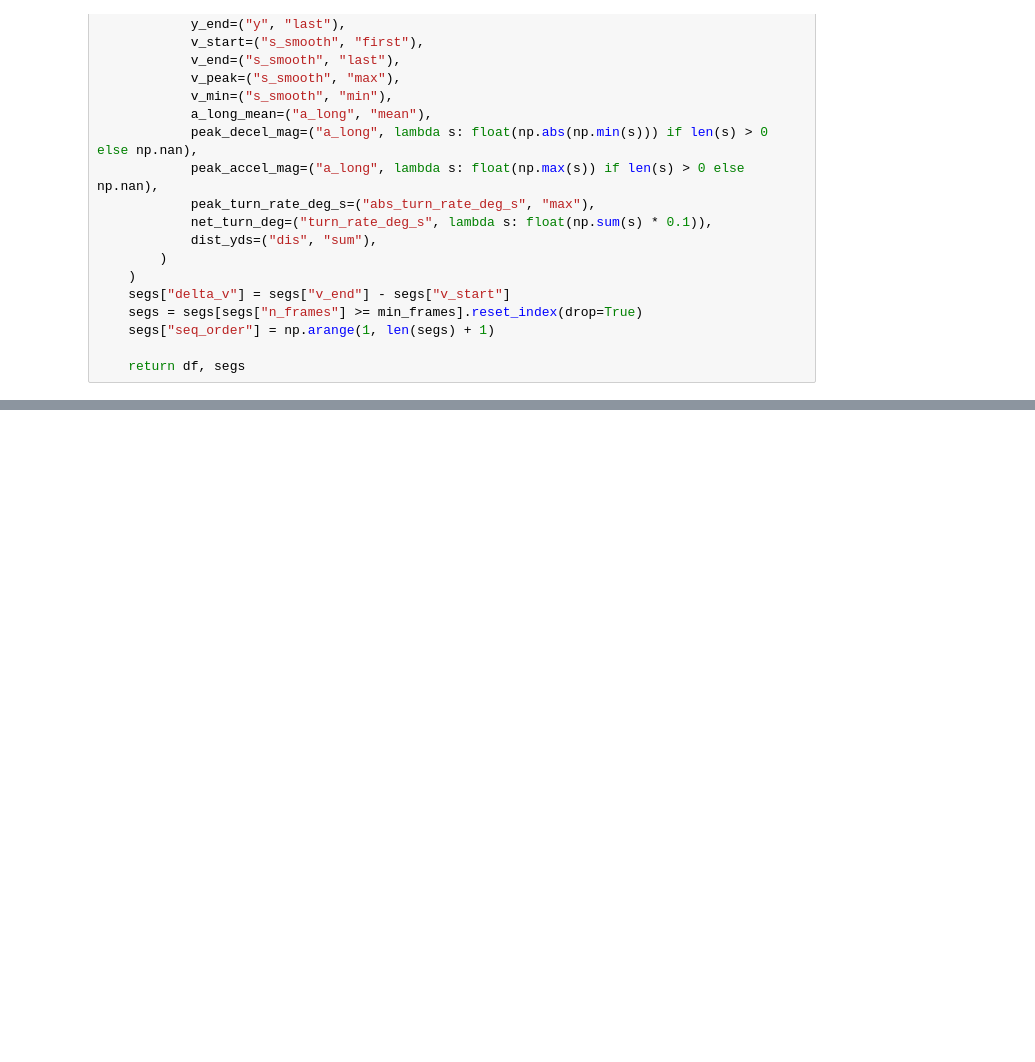
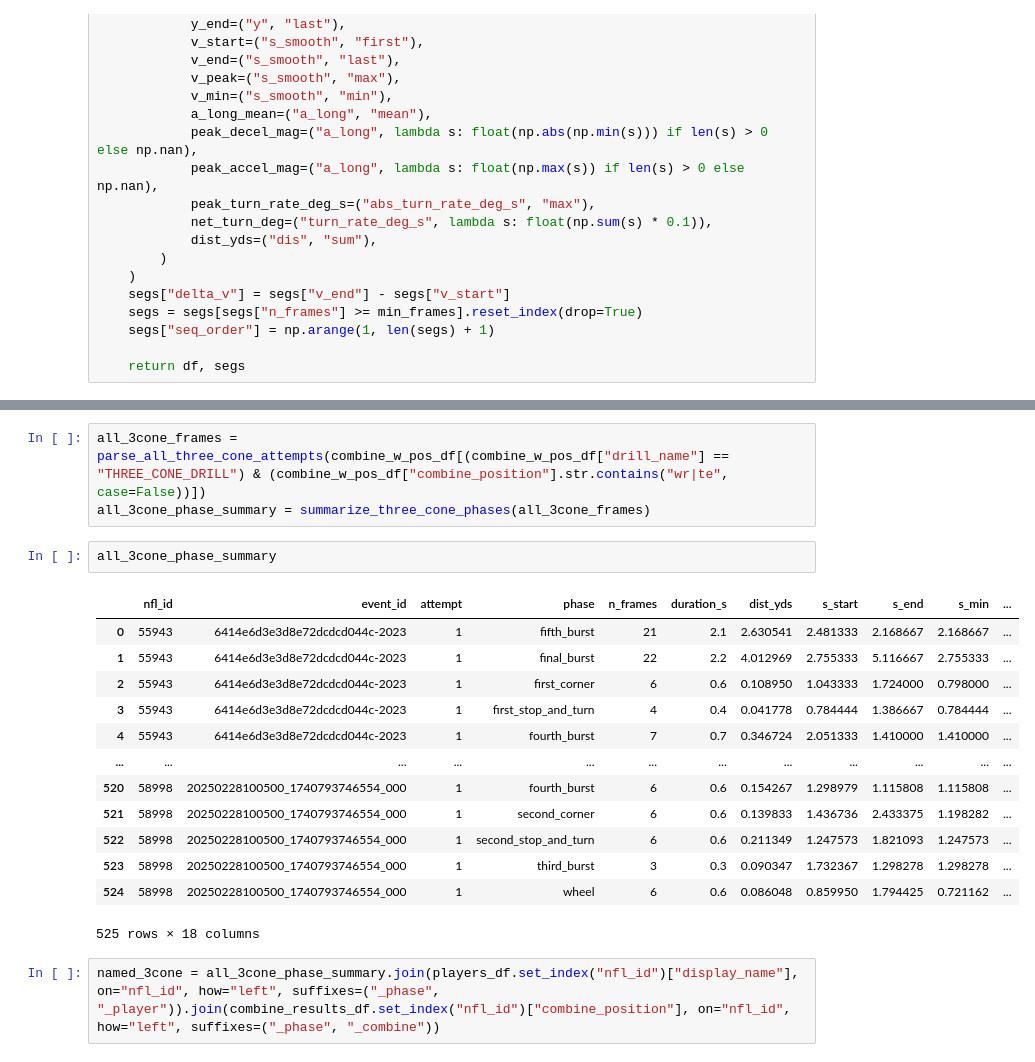
Before and after one commit to gatywilliam/numlds-400-final-project, a Jupyter notebook: src/local_eda_wgaty.ipynb, the cells around one changed output, grey strips where cells are left out. Saved outputs shown, nothing was run; the diff lists cells and outputs as text; blank space fills up the shorter version.

```diff
--- a/src/local_eda_wgaty.ipynb
+++ b/src/local_eda_wgaty.ipynb
@@ -839,0 +1012,21 @@ res[0][res[0]["event_id"] == "6407d3f0e3d8e72dcdb2faed-2023"]
+# %%
+all_3cone_frames = parse_all_three_cone_attempts(combine_w_pos_df[(combine_w_pos_df["drill_name"] == "THREE_CONE_DRILL") & (combine_w_pos_df["combine_position"].str.contains("wr|te", case=False))])
+all_3cone_phase_summary = summarize_three_cone_phases(all_3cone_frames)
+# %%
+all_3cone_phase_summary
+# %% [output]
+|  | nfl_id | event_id | attempt | phase | n_frames | duration_s | dist_yds | s_start | s_end | s_min | ... |
+| 0 | 55943 | 6414e6d3e3d8e72dcdcd044c-2023 | 1 | fifth_burst | 21 | 2.1 | 2.630541 | 2.481333 | 2.168667 | 2.168667 | ... |
+| 1 | 55943 | 6414e6d3e3d8e72dcdcd044c-2023 | 1 | final_burst | 22 | 2.2 | 4.012969 | 2.755333 | 5.116667 | 2.755333 | ... |
+| 2 | 55943 | 6414e6d3e3d8e72dcdcd044c-2023 | 1 | first_corner | 6 | 0.6 | 0.108950 | 1.043333 | 1.724000 | 0.798000 | ... |
+| 3 | 55943 | 6414e6d3e3d8e72dcdcd044c-2023 | 1 | first_stop_and_turn | 4 | 0.4 | 0.041778 | 0.784444 | 1.386667 | 0.784444 | ... |
+| 4 | 55943 | 6414e6d3e3d8e72dcdcd044c-2023 | 1 | fourth_burst | 7 | 0.7 | 0.346724 | 2.051333 | 1.410000 | 1.410000 | ... |
+| ... | ... | ... | ... | ... | ... | ... | ... | ... | ... | ... | ... |
+| 520 | 58998 | 20250228100500_1740793746554_000 | 1 | fourth_burst | 6 | 0.6 | 0.154267 | 1.298979 | 1.115808 | 1.115808 | ... |
+| 521 | 58998 | 20250228100500_1740793746554_000 | 1 | second_corner | 6 | 0.6 | 0.139833 | 1.436736 | 2.433375 | 1.198282 | ... |
+| 522 | 58998 | 20250228100500_1740793746554_000 | 1 | second_stop_and_turn | 6 | 0.6 | 0.211349 | 1.247573 | 1.821093 | 1.247573 | ... |
+| 523 | 58998 | 20250228100500_1740793746554_000 | 1 | third_burst | 3 | 0.3 | 0.090347 | 1.732367 | 1.298278 | 1.298278 | ... |
+| 524 | 58998 | 20250228100500_1740793746554_000 | 1 | wheel | 6 | 0.6 | 0.086048 | 0.859950 | 1.794425 | 0.721162 | ... |
+525 rows × 18 columns
+# %%
+named_3cone = all_3cone_phase_summary.join(players_df.set_index("nfl_id")["display_name"], on="nfl_id", how="left", suffixes=("_phase", "_player")).join(combine_results_df.set_index("nfl_id")["combine_position"], on="nfl_id", how="left", suffixes=("_phase", "_combine"))
```
Also changed, not shown: parts of 15 cells of this notebook.
